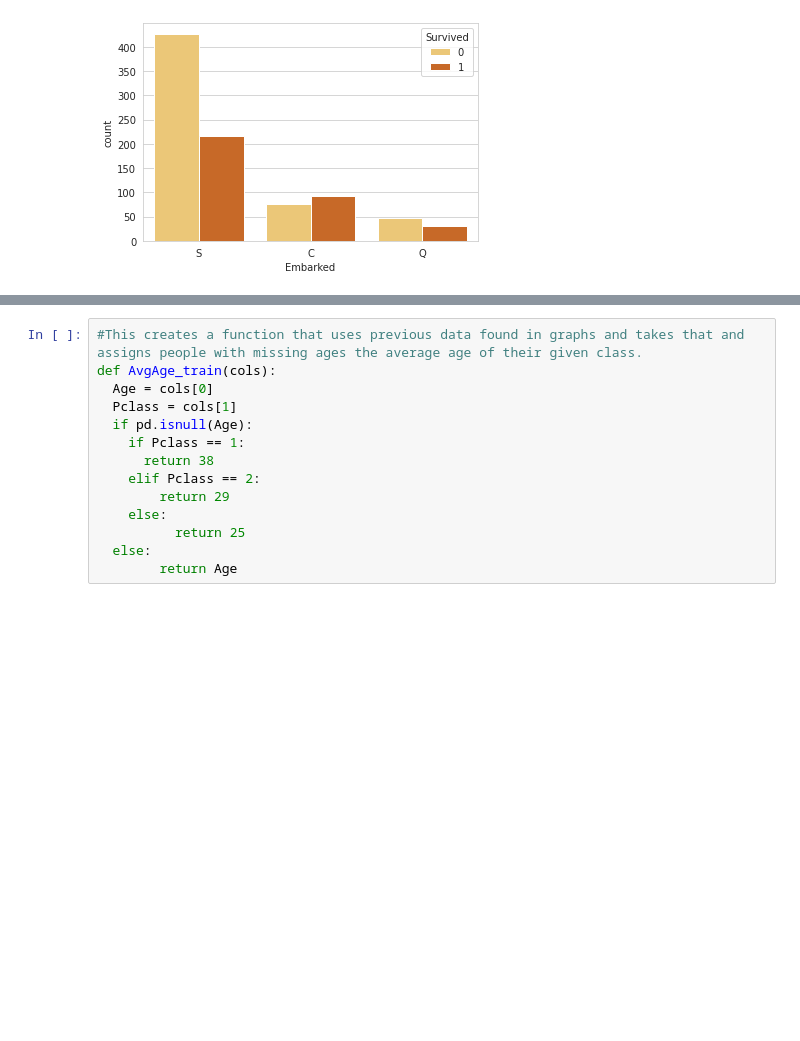
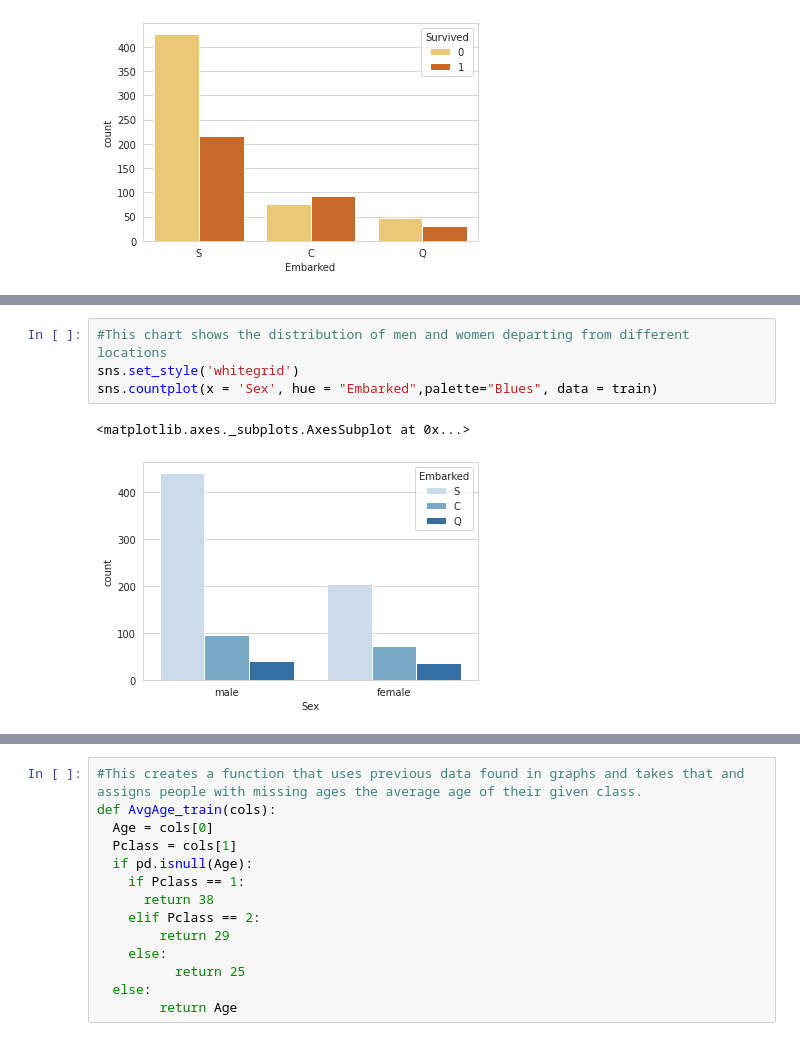
Before and after one commit to hollyplank/Essex-Group-2, a Jupyter notebook: Titanic.ipynb, the cells around one changed output, grey strips where cells are left out. Cells and saved outputs as stored; diff of their text form; blank space fills up the shorter version.

```diff
--- a/Titanic.ipynb
+++ b/Titanic.ipynb
@@ -156,0 +165,7 @@ NameError: ignored
+# %%
+#This chart shows the distribution of men and women departing from different locations
+sns.set_style('whitegrid')
+sns.countplot(x = 'Sex', hue = "Embarked",palette="Blues", data = train)
+# %% [output]
+<matplotlib.axes._subplots.AxesSubplot at 0x...>
+[figure, added]
```
Also changed, not shown: parts of 4 cells of this notebook.
